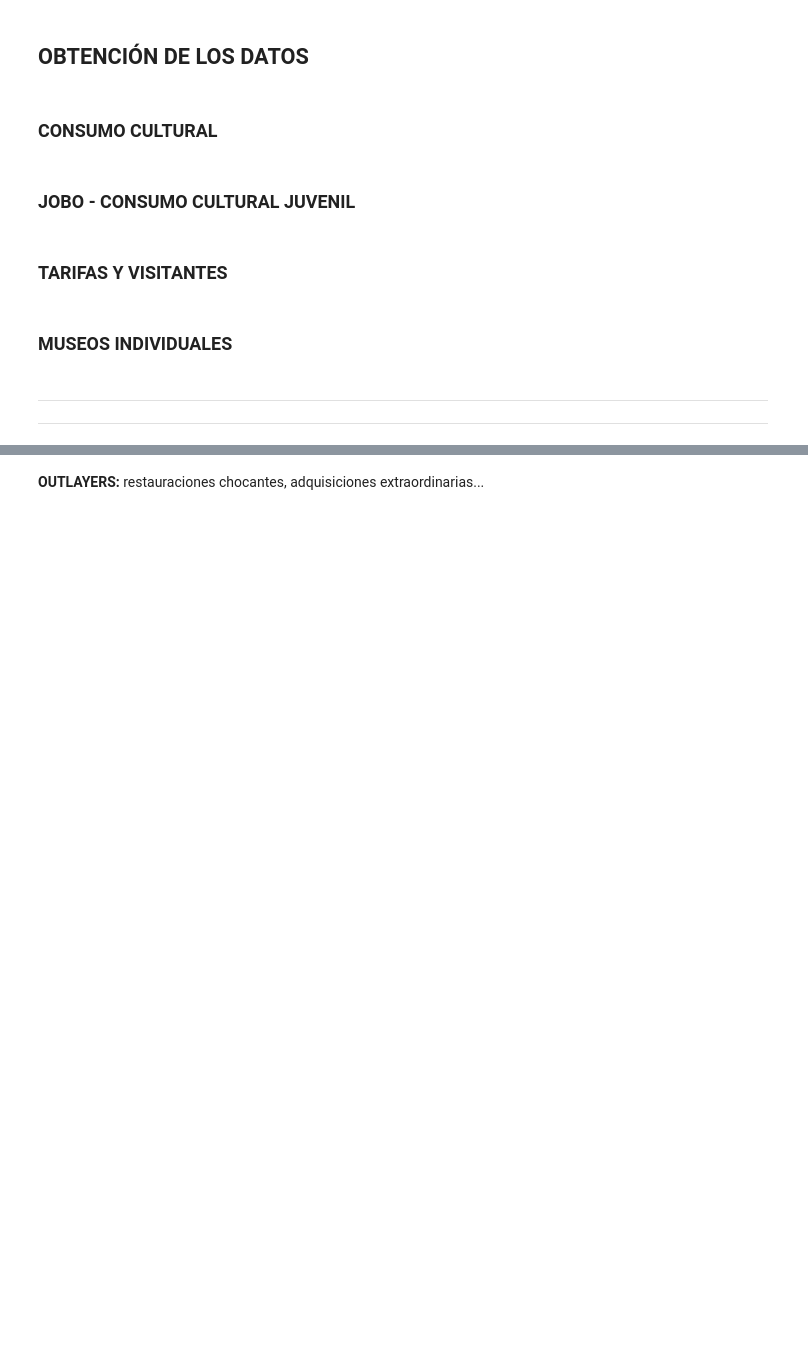
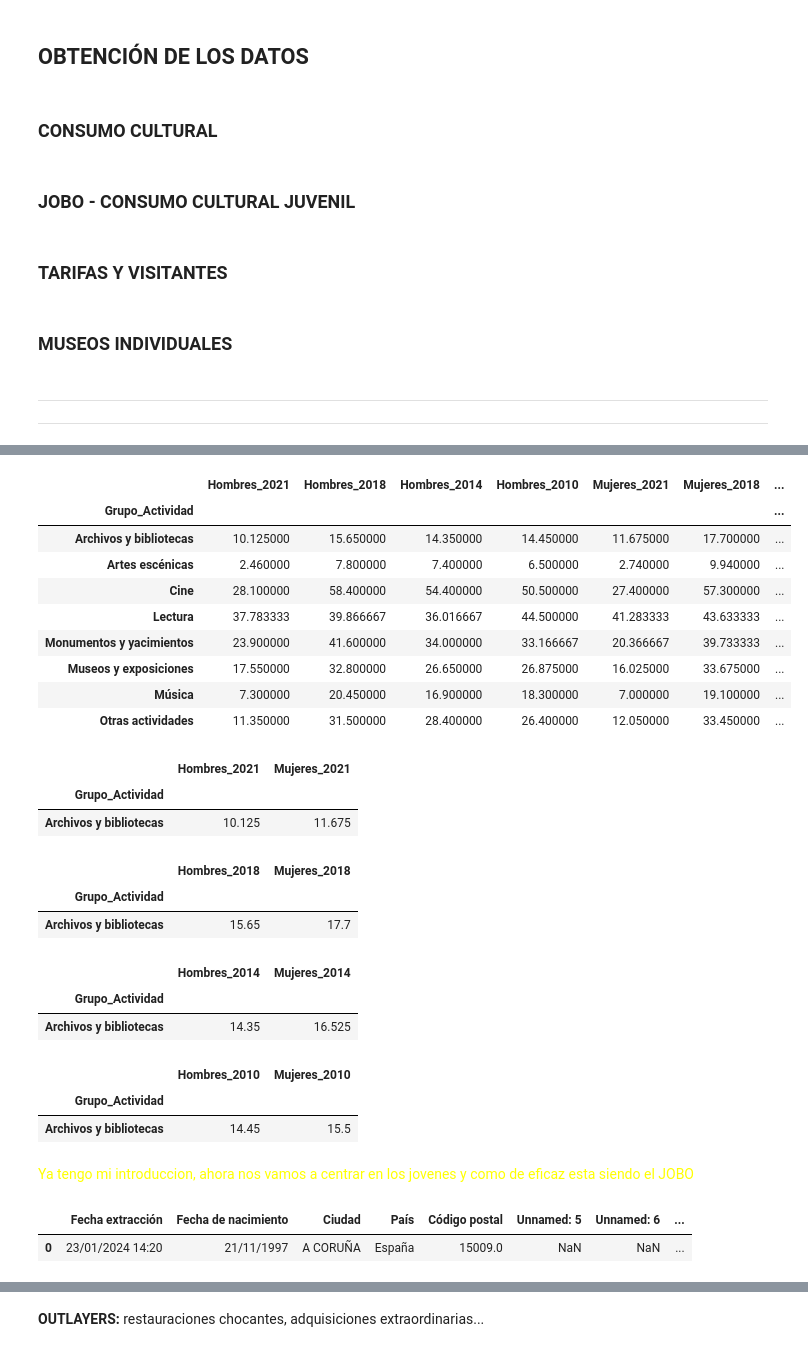
Before and after one commit to pgf3712/EDA_Madrid_Museums, a Jupyter notebook: 3-EDA_DESAROLLO.ipynb, the cells around one changed output, grey strips where cells are left out. Cells and saved outputs as stored; diff of their text form; code cells hidden in the pictures; blank space fills up the shorter version.

```diff
--- a/3-EDA_DESAROLLO.ipynb
+++ b/3-EDA_DESAROLLO.ipynb
@@ -79,0 +167,23 @@ thyssen = pd.read_csv("./datos/MUSEOS_INDIVIDUALES/museo_thyssen_bornemisza_visi
+# %%
+def categorize_activity(activity):
+    if 'museos' in activity.lower() or 'exposiciones' in activity.lower() or 'galerías de arte' in activity.lower():
+        return 'Museos y exposiciones'
+    elif 'monumentos' in activity.lower() or 'yacimientos' in activity.lower():
+        return 'Monumentos y yacimientos'
+    elif 'biblioteca' in activity.lower() or 'archivos' in activity.lower():
+        return 'Archivos y bibliotecas'
+    elif 'libros' in activity.lower() or 'lectores' in activity.lower():
+        return 'Lectura'
+    elif 'teatro' in activity.lower() or 'ópera' in activity.lower() or 'zarzuela' in activity.lower() or \
+         'ballet' in activity.lower() or 'danza' in activity.lower() or 'circo' in activity.lower():
+        return 'Artes escénicas'
+    elif 'conciertos' in activity.lower():
+        return 'Música'
+    elif 'cine' in activity.lower():
+        return 'Cine'
+    else:
+        return 'Otras actividades'
+
+
+datos_museos_3['Grupo_Actividad'] = datos_museos_3['Unnamed: 0'].apply(categorize_activity)
+datos_museos_3.head(1)
@@ -79,0 +193,53 @@ thyssen = pd.read_csv("./datos/MUSEOS_INDIVIDUALES/museo_thyssen_bornemisza_visi
+# %%
+numeric_columns = ['Hombres_2021', 'Hombres_2018', 'Hombres_2014', 'Hombres_2010', 'Mujeres_2021', 'Mujeres_2018', 'Mujeres_2014', 'Mujeres_2010']
+
+datos_museos_3[numeric_columns] = datos_museos_3[numeric_columns].astype(float)
+
+grouped_data = datos_museos_3.groupby('Grupo_Actividad')[numeric_columns].mean()
+grouped_data
+# %% [output]
+|  | Hombres_2021 | Hombres_2018 | Hombres_2014 | Hombres_2010 | Mujeres_2021 | Mujeres_2018 | ... |
+| Grupo_Actividad |  |  |  |  |  |  | ... |
+| Archivos y bibliotecas | 10.125000 | 15.650000 | 14.350000 | 14.450000 | 11.675000 | 17.700000 | ... |
+| Artes escénicas | 2.460000 | 7.800000 | 7.400000 | 6.500000 | 2.740000 | 9.940000 | ... |
+| Cine | 28.100000 | 58.400000 | 54.400000 | 50.500000 | 27.400000 | 57.300000 | ... |
+| Lectura | 37.783333 | 39.866667 | 36.016667 | 44.500000 | 41.283333 | 43.633333 | ... |
+| Monumentos y yacimientos | 23.900000 | 41.600000 | 34.000000 | 33.166667 | 20.366667 | 39.733333 | ... |
+| Museos y exposiciones | 17.550000 | 32.800000 | 26.650000 | 26.875000 | 16.025000 | 33.675000 | ... |
+| Música | 7.300000 | 20.450000 | 16.900000 | 18.300000 | 7.000000 | 19.100000 | ... |
+| Otras actividades | 11.350000 | 31.500000 | 28.400000 | 26.400000 | 12.050000 | 33.450000 | ... |
+# %%
+datos_museos_2021 = grouped_data[['Hombres_2021', 'Mujeres_2021']]
+datos_museos_2021.head(1)
+# %% [output]
+|  | Hombres_2021 | Mujeres_2021 |
+| Grupo_Actividad |  |  |
+| Archivos y bibliotecas | 10.125 | 11.675 |
+# %%
+datos_museos_2018 = grouped_data[['Hombres_2018', 'Mujeres_2018']]
+datos_museos_2018.head(1)
+# %% [output]
+|  | Hombres_2018 | Mujeres_2018 |
+| Grupo_Actividad |  |  |
+| Archivos y bibliotecas | 15.65 | 17.7 |
+# %%
+datos_museos_2014 = grouped_data[['Hombres_2014', 'Mujeres_2014']]
+datos_museos_2014.head(1)
+# %% [output]
+|  | Hombres_2014 | Mujeres_2014 |
+| Grupo_Actividad |  |  |
+| Archivos y bibliotecas | 14.35 | 16.525 |
+# %%
+datos_museos_2010 = grouped_data[['Hombres_2010', 'Mujeres_2010']]
+datos_museos_2010.head(1)
+# %% [output]
+|  | Hombres_2010 | Mujeres_2010 |
+| Grupo_Actividad |  |  |
+| Archivos y bibliotecas | 14.45 | 15.5 |
+# %% [markdown]
+<span style="color: yellow">Ya tengo mi introduccion, ahora nos vamos a centrar en los jovenes y como de eficaz esta siendo el JOBO</span>
+# %%
+jobo_usuarios_2023.head(1)
+# %% [output]
+|  | Fecha extracción | Fecha de nacimiento | Ciudad | País | Código postal | Unnamed: 5 | Unnamed: 6 | ... |
+| 0 | 23/01/2024 14:20 | 21/11/1997 | A CORUÑA | España | 15009.0 | NaN | NaN | ... |
```
Also changed, not shown: parts of 36 cells of this notebook, 2 other files.
